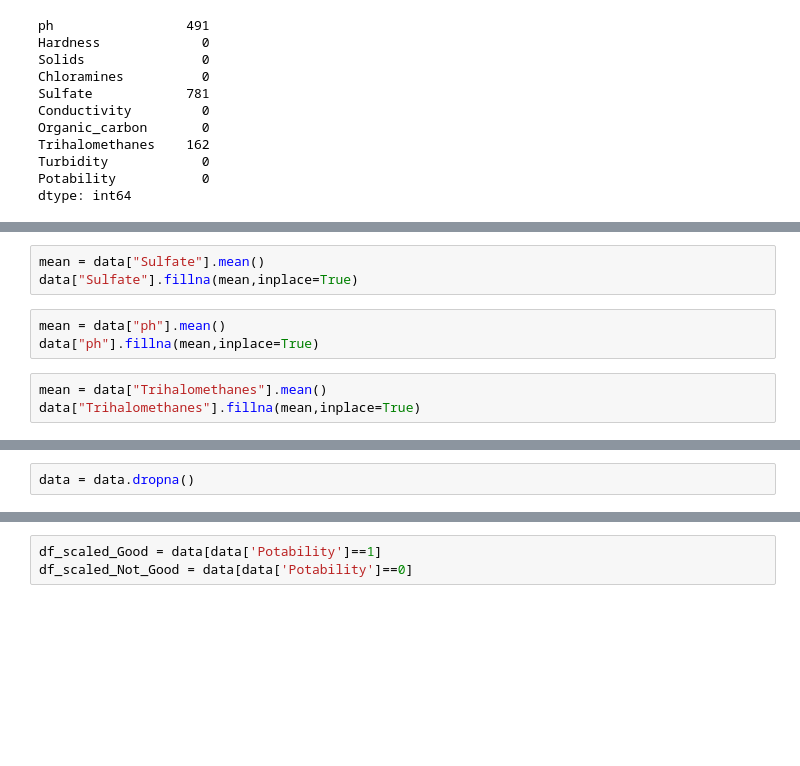
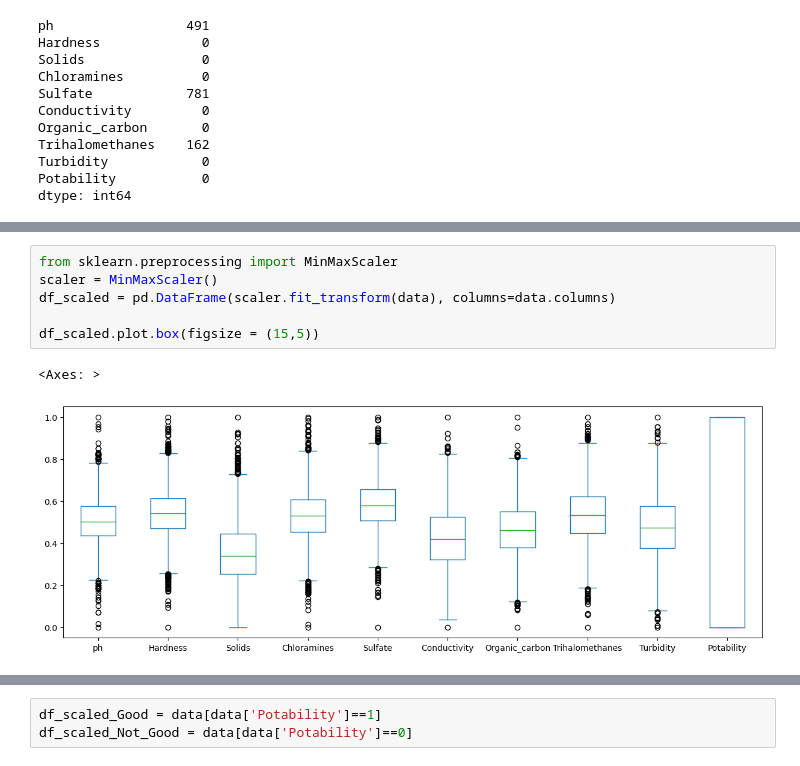
Before and after one commit to AragusSM/Water_Purity, a Jupyter notebook: Untitled.ipynb, the cells around one changed output, grey strips where cells are left out. Saved outputs shown, nothing was run; the diff lists cells and outputs as text; blank space fills up the shorter version.

```diff
--- a/Untitled.ipynb
+++ b/Untitled.ipynb
@@ -111,9 +121,0 @@ data["Trihalomethanes"].plot.density()
-# %%
-mean = data["Sulfate"].mean()
-data["Sulfate"].fillna(mean,inplace=True)
-# %%
-mean = data["ph"].mean()
-data["ph"].fillna(mean,inplace=True)
-# %%
-mean = data["Trihalomethanes"].mean()
-data["Trihalomethanes"].fillna(mean,inplace=True)
@@ -134,2 +121,0 @@ dtype: int64
-# %%
-data = data.dropna()
@@ -167,0 +183,9 @@ df_scaled.plot.box()
+# %%
+from sklearn.preprocessing import MinMaxScaler
+scaler = MinMaxScaler()
+df_scaled = pd.DataFrame(scaler.fit_transform(data), columns=data.columns)
+
+df_scaled.plot.box(figsize = (15,5))
+# %% [output]
+<Axes: >
+[figure, added]
```
Also changed, not shown: parts of 64 cells of this notebook.
